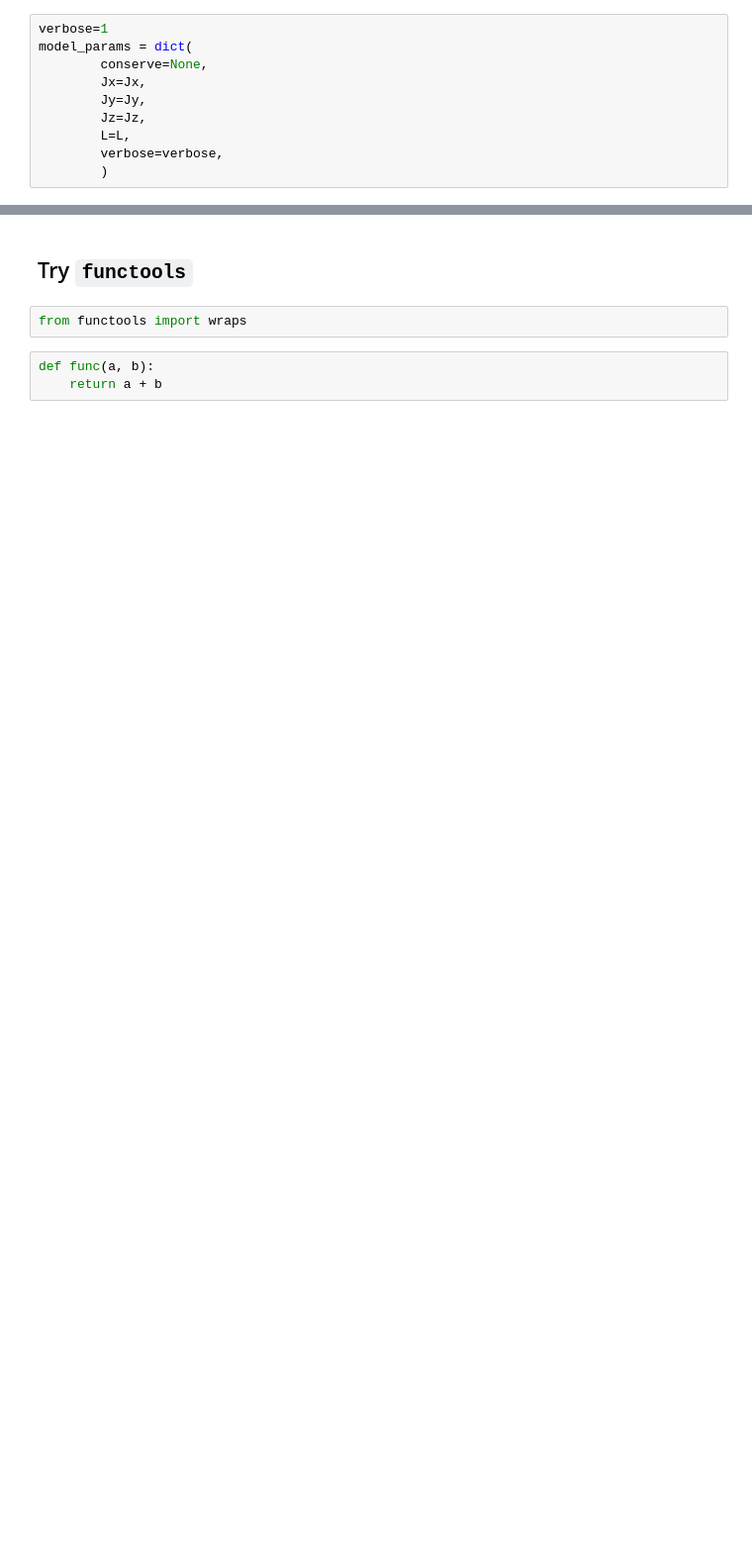
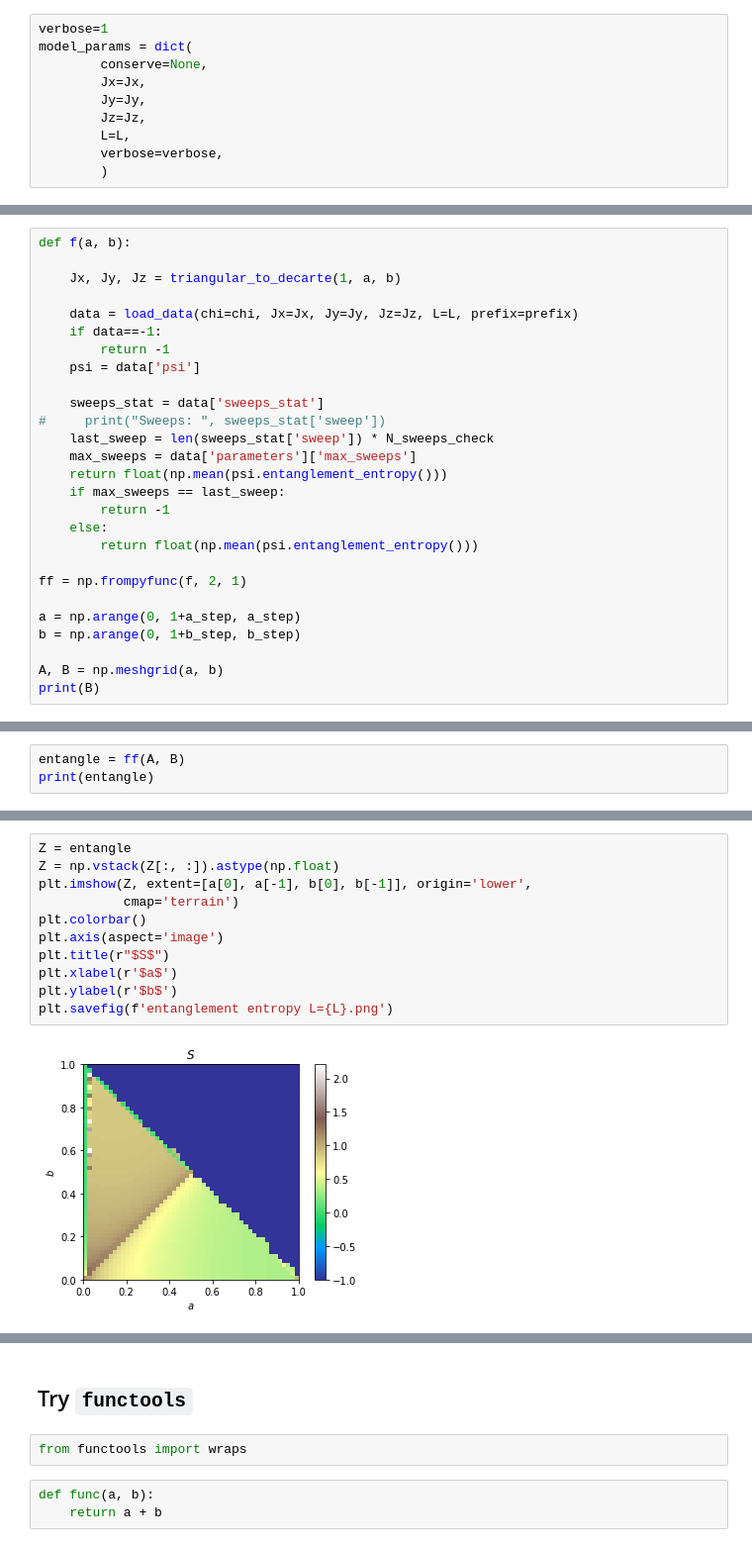
Before and after one commit to JerryChen97/KitaevLadder, a Jupyter notebook: Untitled.ipynb, the cells around one changed output, grey strips where cells are left out. Shown at 99% size. Saved outputs shown, nothing was run; the diff lists cells and outputs as text; blank space fills up the shorter version.

```diff
--- a/Untitled.ipynb
+++ b/Untitled.ipynb
@@ -163,0 +248,27 @@ model_params = dict(
+# %%
+def f(a, b):
+
+    Jx, Jy, Jz = triangular_to_decarte(1, a, b)
+
+    data = load_data(chi=chi, Jx=Jx, Jy=Jy, Jz=Jz, L=L, prefix=prefix)
+    if data==-1:
+        return -1
+    psi = data['psi']
+
+    sweeps_stat = data['sweeps_stat']
+#     print("Sweeps: ", sweeps_stat['sweep'])
+    last_sweep = len(sweeps_stat['sweep']) * N_sweeps_check
+    max_sweeps = data['parameters']['max_sweeps']
+    return float(np.mean(psi.entanglement_entropy()))
+    if max_sweeps == last_sweep:
+        return -1
+    else:
+        return float(np.mean(psi.entanglement_entropy()))
+
+ff = np.frompyfunc(f, 2, 1)
+
+a = np.arange(0, 1+a_step, a_step)
+b = np.arange(0, 1+b_step, b_step)
+
+A, B = np.meshgrid(a, b)
+print(B)
@@ -163,0 +283,3 @@ model_params = dict(
+# %%
+entangle = ff(A, B)
+print(entangle)
@@ -163,0 +297,13 @@ model_params = dict(
+# %%
+Z = entangle
+Z = np.vstack(Z[:, :]).astype(np.float)
+plt.imshow(Z, extent=[a[0], a[-1], b[0], b[-1]], origin='lower',
+           cmap='terrain')
+plt.colorbar()
+plt.axis(aspect='image')
+plt.title(r"$S$")
+plt.xlabel(r'$a$')
+plt.ylabel(r'$b$')
+plt.savefig(f'entanglement entropy L={L}.png')
+# %% [output]
+[figure, added]
```
Also changed, not shown: parts of 42 cells of this notebook, 13 other files.
